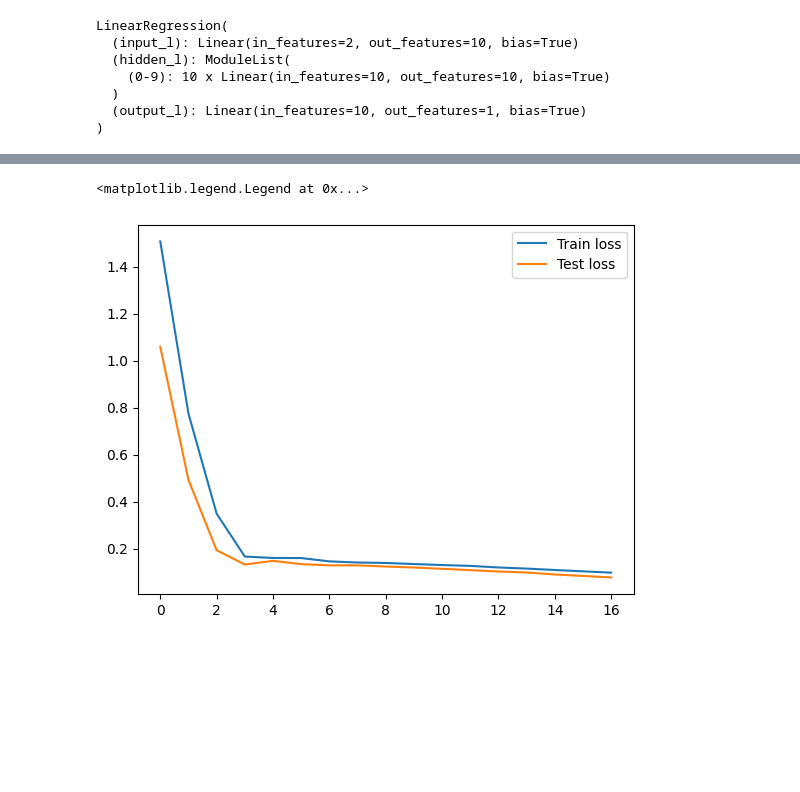
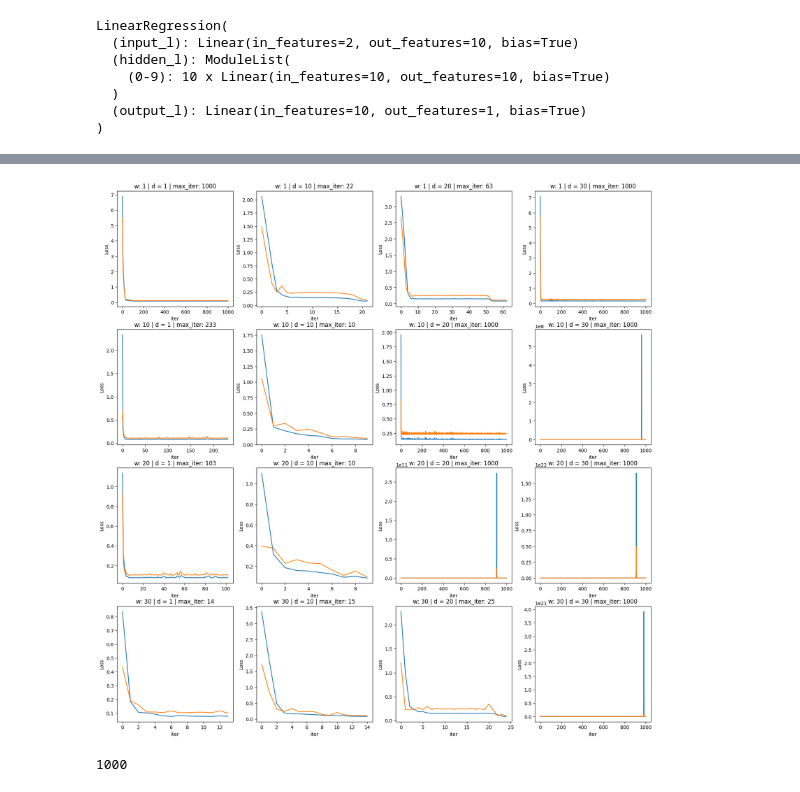
Before and after one commit to Mafaz03/Deep-Learning-in-Mechanics, a Jupyter notebook: Simple_ML.ipynb, the cells around one changed output, grey strips where cells are left out. Drawn from its saved outputs; the diff is of its cells as text; code cells hidden in the pictures; blank space fills up the shorter version.

```diff
--- a/Simple_ML.ipynb
+++ b/Simple_ML.ipynb
@@ -70,26 +85,7 @@ loss_fn = torch.nn.MSELoss()
 epsilon = 0.1
 epochs = 1000
 
-logs = {
-    "NN1" : {
-             "width": 1,
-             "Depth": 1,
-             "train_loss": [],
-             "test_loss": []
-             },
-    "NN2" : {
-             "width": 2,
-             "Depth": 2,
-             "train_loss": [],
-             "test_loss": []
-             },
-    "NN3" : {
-             "width": 5,
-             "Depth": 5,
-             "train_loss": [],
-             "test_loss": []
-             }
-}
+
 
 for NN, log in logs.items():
     model = LinearRegression(width=log["width"], depth=log["Depth"])
@@ -117,7 +113,7 @@ for NN, log in logs.items():
         log["train_loss"].append(epoch_loss_train)
         log["test_loss"].append(epoch_loss_test)
 
-        if epoch % 5 == 0:
+        if epoch % 100 == 0:
             print(f"Epoch {epoch} | train loss = {epoch_loss_train:.4f} | test loss = {epoch_loss_test:.4f}")
 
         if (epoch_loss_train < epsilon) and (epoch_loss_test < epsilon):
@@ -135,10 +140,22 @@ converged
 # %%
-plt.plot(logs['NN1']['train_loss'], label='Train loss')
-plt.plot(logs['NN1']['test_loss'], label='Test loss')
-plt.legend()
+fig, axes = plt.subplots(len(widths), len(depths), figsize=(20, 20))
+
+nn_enum = 0
+for i, w in enumerate(widths):
+    for j, d in enumerate(depths):
+        log = logs[f"NN{nn_enum}"]
+        axes[i][j].plot(log["train_loss"])
+        axes[i][j].plot(log["test_loss"])
+        nn_enum += 1
+
+        axes[i][j].set(xlabel='iter', ylabel='Loss')
+        axes[i][j].set_title(f"w: {log['width']} | d = {log['Depth']} | max_iter: {len(log['train_loss'])}")
 # %% [output]
-<matplotlib.legend.Legend at 0x...>
-[figure, old version]
+[figure, new version]
+# %%
+len(log["train_loss"])
+# %% [output]
+1000
 # %%
 plt.plot(logs['NN2']['train_loss'], label='Train loss')
 plt.plot(logs['NN2']['test_loss'], label='Test loss')
```
Also changed, not shown: parts of 3 cells of this notebook.
